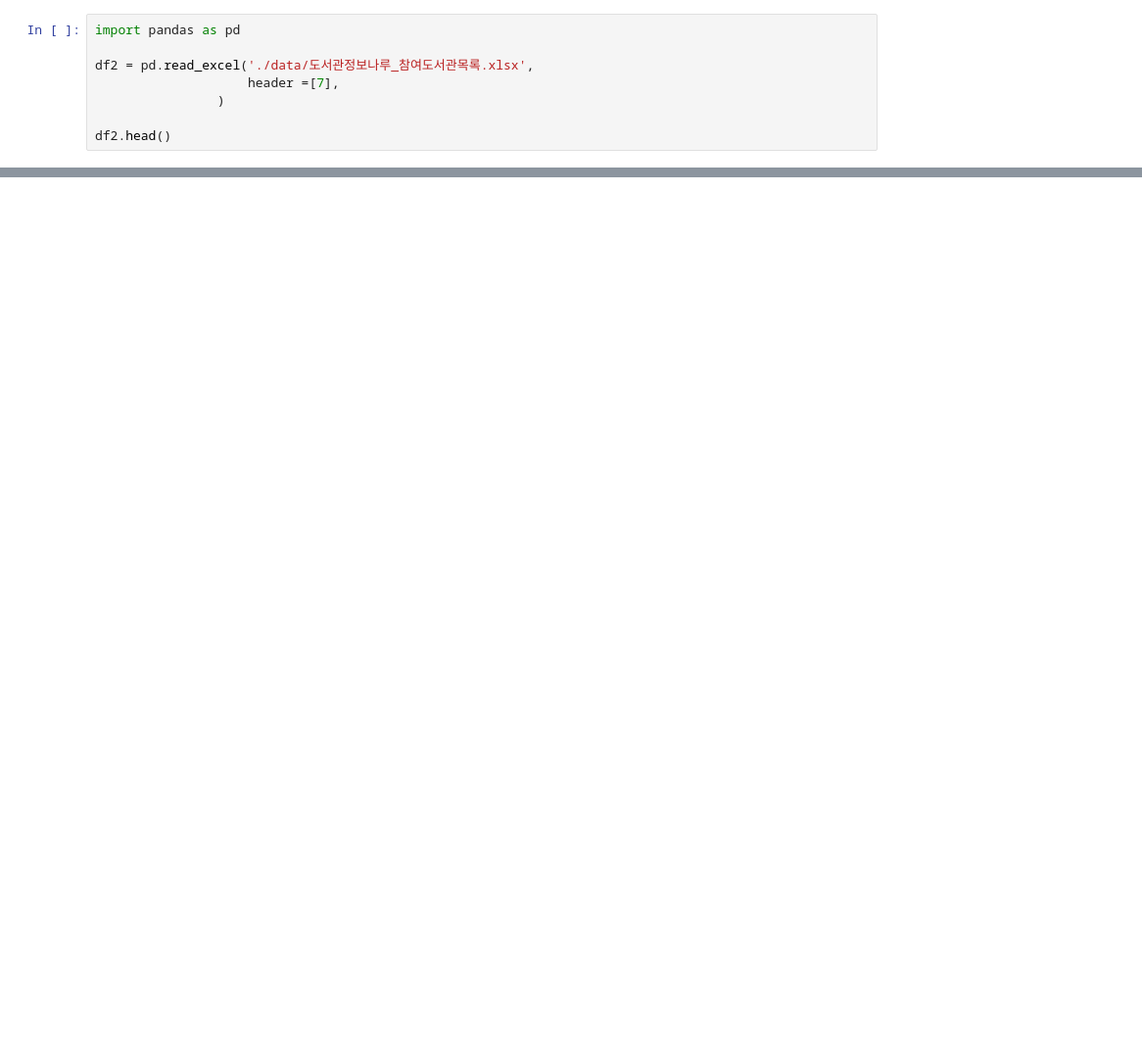
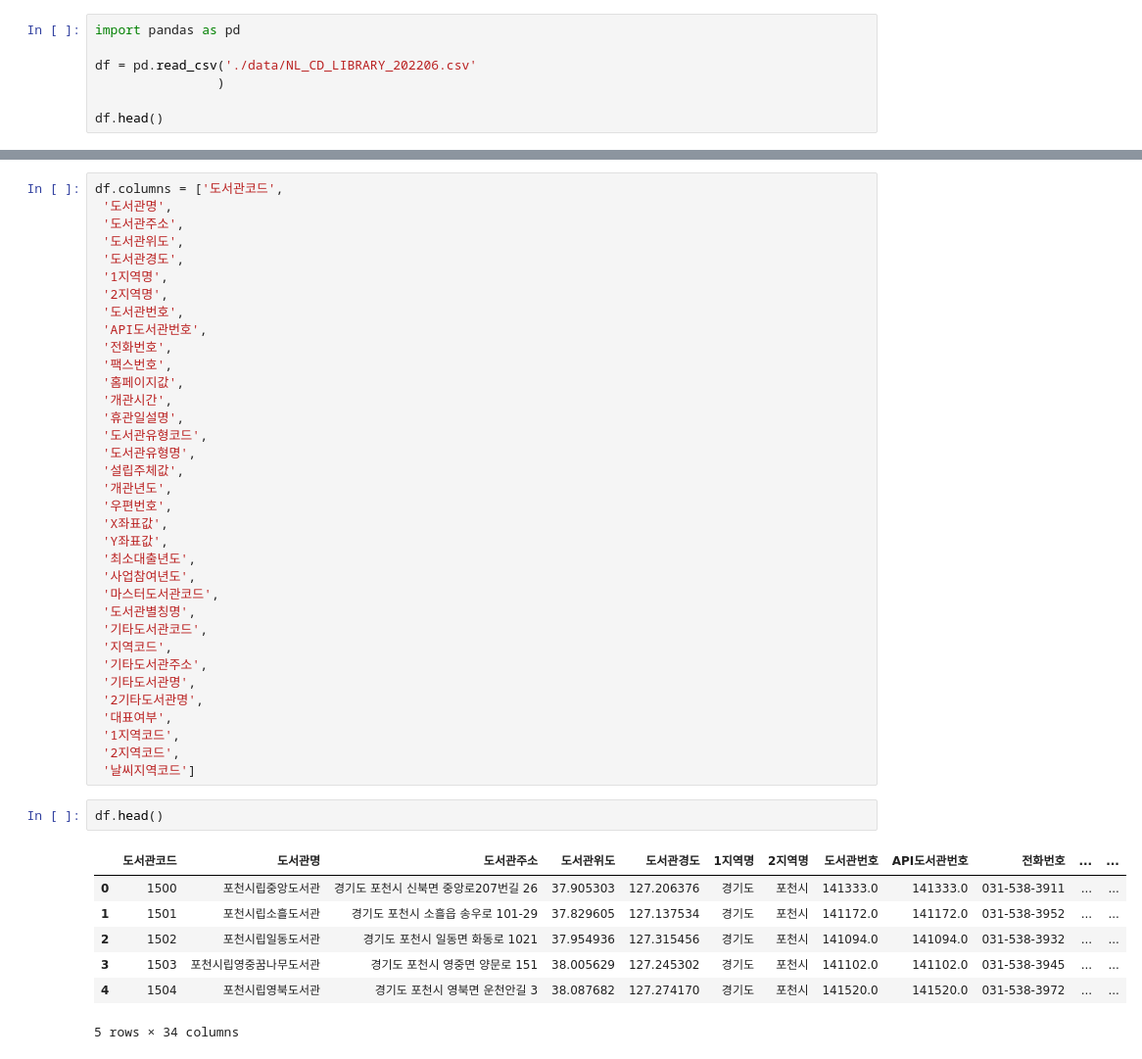
Before and after one commit to kyunakim/everybodys_lib, a Jupyter notebook: library.ipynb, the cells around one changed output, grey strips where cells are left out. Shown at 98% size. Saved outputs shown, nothing was run; the diff lists cells and outputs as text; blank space fills up the shorter version.

```diff
--- a/library.ipynb
+++ b/library.ipynb
@@ -37,9 +70,8 @@ Name: 도서관명, Length: 192, dtype: object
 # %%
 import pandas as pd
 
-df2 = pd.read_excel('./data/도서관정보나루_참여도서관목록.xlsx',
-                    header =[7],
+df = pd.read_csv('./data/NL_CD_LIBRARY_202206.csv'
                 )
 
-df2.head()
+df.head()
 # %% [output]
@@ -83,0 +85,45 @@ df3
+# %%
+df.columns = ['도서관코드',
+ '도서관명',
+ '도서관주소',
+ '도서관위도',
+ '도서관경도',
+ '1지역명',
+ '2지역명',
+ '도서관번호',
+ 'API도서관번호',
+ '전화번호',
+ '팩스번호',
+ '홈페이지값',
+ '개관시간',
+ '휴관일설명',
+ '도서관유형코드',
+ '도서관유형명',
+ '설립주체값',
+ '개관년도',
+ '우편번호',
+ 'X좌표값',
+ 'Y좌표값',
+ '최소대출년도',
+ '사업참여년도',
+ '마스터도서관코드',
+ '도서관별칭명',
+ '기타도서관코드',
+ '지역코드',
+ '기타도서관주소',
+ '기타도서관명',
+ '2기타도서관명',
+ '대표여부',
+ '1지역코드',
+ '2지역코드',
+ '날씨지역코드']
+# %%
+df.head()
+# %% [output]
+|  | 도서관코드 | 도서관명 | 도서관주소 | 도서관위도 | 도서관경도 | 1지역명 | 2지역명 | 도서관번호 | API도서관번호 | 전화번호 | ... | ... |
+| 0 | 1500 | 포천시립중앙도서관 | 경기도 포천시 신북면 중앙로207번길 26 | 37.905303 | 127.206376 | 경기도 | 포천시 | 141333.0 | 141333.0 | 031-538-3911 | ... | ... |
+| 1 | 1501 | 포천시립소흘도서관 | 경기도 포천시 소흘읍 송우로 101-29 | 37.829605 | 127.137534 | 경기도 | 포천시 | 141172.0 | 141172.0 | 031-538-3952 | ... | ... |
+| 2 | 1502 | 포천시립일동도서관 | 경기도 포천시 일동면 화동로 1021 | 37.954936 | 127.315456 | 경기도 | 포천시 | 141094.0 | 141094.0 | 031-538-3932 | ... | ... |
+| 3 | 1503 | 포천시립영중꿈나무도서관 | 경기도 포천시 영중면 양문로 151 | 38.005629 | 127.245302 | 경기도 | 포천시 | 141102.0 | 141102.0 | 031-538-3945 | ... | ... |
+| 4 | 1504 | 포천시립영북도서관 | 경기도 포천시 영북면 운천안길 3 | 38.087682 | 127.274170 | 경기도 | 포천시 | 141520.0 | 141520.0 | 031-538-3972 | ... | ... |
+5 rows × 34 columns
```
Also changed, not shown: parts of 28 cells of this notebook, 4 other files.
